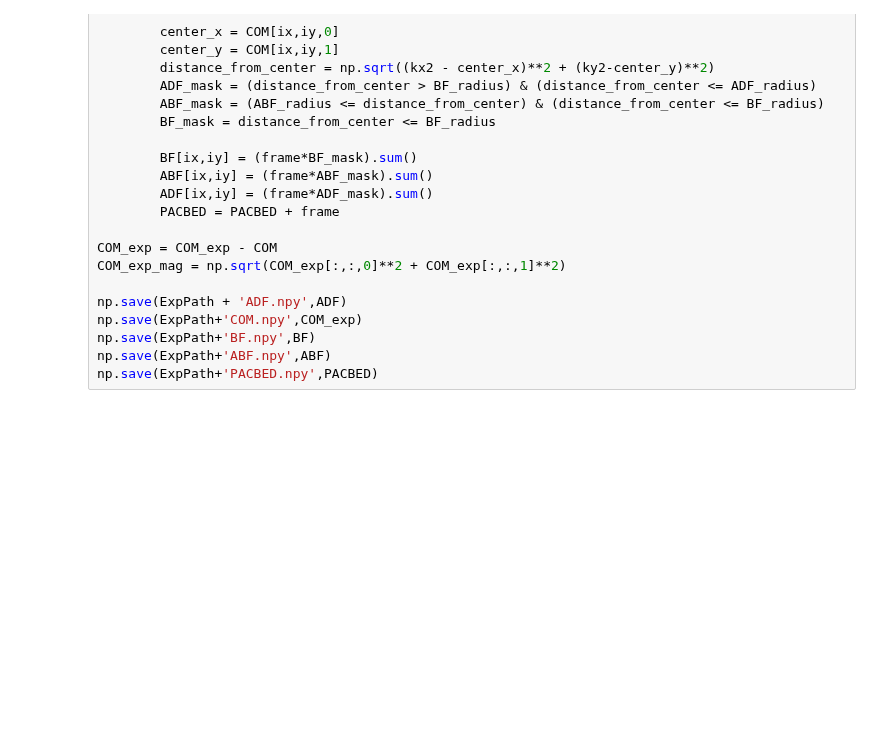
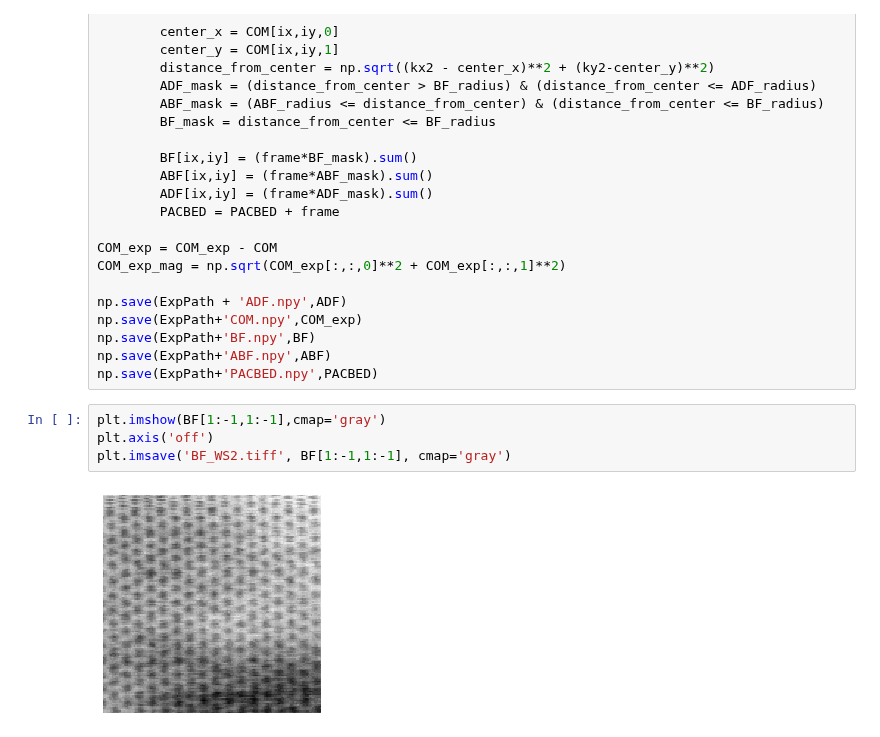
Before and after one commit to CY-Zhang/PyProcessingCodes, a Jupyter notebook: GeneralProcessing/FigurePlot_032420_Workshop.ipynb, the cells around one changed output. Drawn from its saved outputs; the diff is of its cells as text; blank space fills up the shorter version.

```diff
--- a/GeneralProcessing/FigurePlot_032420_Workshop.ipynb
+++ b/GeneralProcessing/FigurePlot_032420_Workshop.ipynb
@@ -142,3 +157,9 @@ np.save(ExpPath+'COM.npy',COM_exp)
 np.save(ExpPath+'BF.npy',BF)
 np.save(ExpPath+'ABF.npy',ABF)
 np.save(ExpPath+'PACBED.npy',PACBED)
+# %%
+plt.imshow(BF[1:-1,1:-1],cmap='gray')
+plt.axis('off')
+plt.imsave('BF_WS2.tiff', BF[1:-1,1:-1], cmap='gray')
+# %% [output]
+[figure, added]
```
Also changed, not shown: parts of 15 cells of this notebook, 5 other files.
